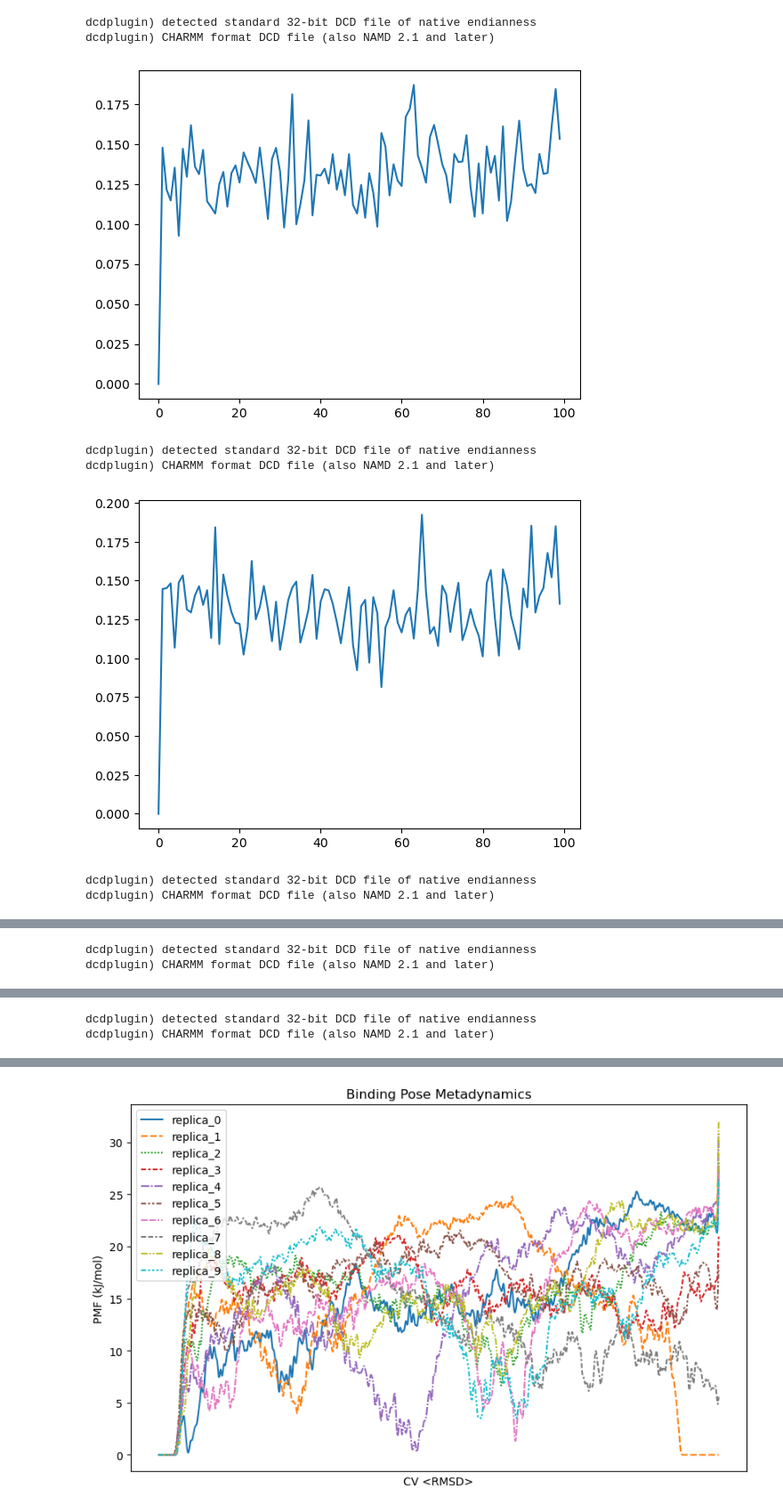
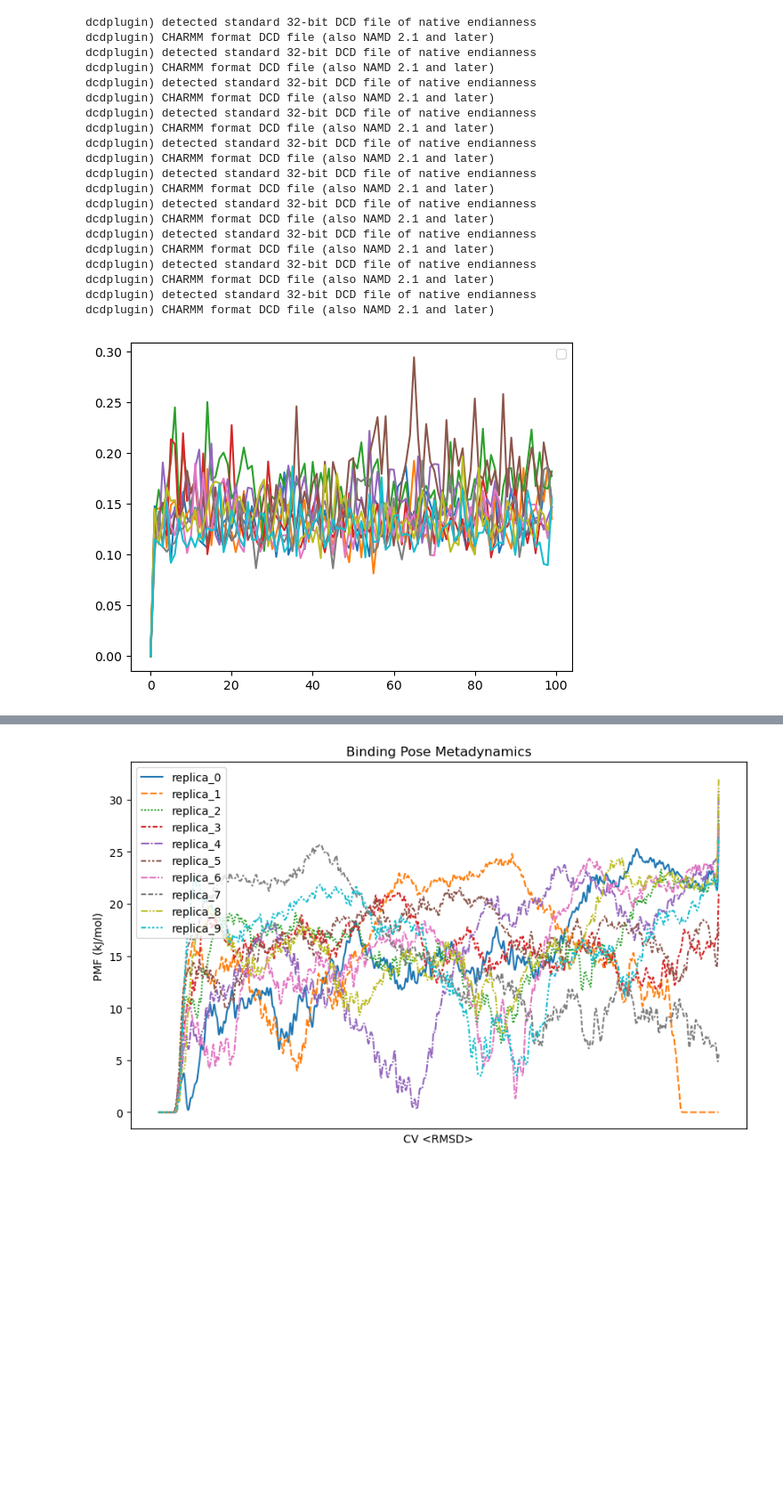
Before and after one commit to HaoLan-compchem/blog_03_12_2025, a Jupyter notebook: binary_complex/openbpmd/part_ligand/analysis.ipynb, the cells around one changed output, grey strips where cells are left out. Shown at 89% size. Cells and saved outputs as stored; diff of their text form; code cells hidden in the pictures; blank space fills up the shorter version.

```diff
--- a/binary_complex/openbpmd/part_ligand/analysis.ipynb
+++ b/binary_complex/openbpmd/part_ligand/analysis.ipynb
@@ -8,26 +8,41 @@ import matplotlib.pyplot as plt
 # %%
 def analysis(traj_files, top_file, slice_step=1):
     for i, traj_file in enumerate(traj_files):
         traj = md.load(traj_file, top=top_file)[::slice_step]
         traj.image_molecules(inplace=True)
         protein_atoms = traj.topology.select('protein and name CA')
         traj.superpose(traj, frame=0, atom_indices=protein_atoms)
         ligand_atoms = traj.topology.select('resname UNK')
         result = traj.xyz[:, ligand_atoms, :] - traj.xyz[0, ligand_atoms, :]
         ligand_rmsd = np.sqrt((result ** 2).sum(axis=-1).mean(axis=-1))
         plt.plot(ligand_rmsd)
-        plt.show()
-        plt.close()
+        #plt.show()
+        #plt.close()
         traj.save(f'rep{i}_processed.xtc')
 
 
 analysis(['rep_' + str(i) + '/trj.dcd' for i in range(10)], 'minimized_system.pdb')
+plt.legend()
+plt.show()
 # %% [output]
 dcdplugin) detected standard 32-bit DCD file of native endianness
 dcdplugin) CHARMM format DCD file (also NAMD 2.1 and later)
+dcdplugin) detected standard 32-bit DCD file of native endianness
+dcdplugin) CHARMM format DCD file (also NAMD 2.1 and later)
+dcdplugin) detected standard 32-bit DCD file of native endianness
+dcdplugin) CHARMM format DCD file (also NAMD 2.1 and later)
+dcdplugin) detected standard 32-bit DCD file of native endianness
+dcdplugin) CHARMM format DCD file (also NAMD 2.1 and later)
+dcdplugin) detected standard 32-bit DCD file of native endianness
+dcdplugin) CHARMM format DCD file (also NAMD 2.1 and later)
+dcdplugin) detected standard 32-bit DCD file of native endianness
+dcdplugin) CHARMM format DCD file (also NAMD 2.1 and later)
+dcdplugin) detected standard 32-bit DCD file of native endianness
+dcdplugin) CHARMM format DCD file (also NAMD 2.1 and later)
+dcdplugin) detected standard 32-bit DCD file of native endianness
+dcdplugin) CHARMM format DCD file (also NAMD 2.1 and later)
+dcdplugin) detected standard 32-bit DCD file of native endianness
+dcdplugin) CHARMM format DCD file (also NAMD 2.1 and later)
+dcdplugin) detected standard 32-bit DCD file of native endianness
+dcdplugin) CHARMM format DCD file (also NAMD 2.1 and later)
-[figure, old version]
+[figure, new version]
-dcdplugin) detected standard 32-bit DCD file of native endianness
-dcdplugin) CHARMM format DCD file (also NAMD 2.1 and later)
-[figure, removed]
-dcdplugin) detected standard 32-bit DCD file of native endianness
-dcdplugin) CHARMM format DCD file (also NAMD 2.1 and later)
@@ -35,2 +48,0 @@ dcdplugin) CHARMM format DCD file (also NAMD 2.1 and later)
-dcdplugin) detected standard 32-bit DCD file of native endianness
-dcdplugin) CHARMM format DCD file (also NAMD 2.1 and later)
@@ -38,2 +48,0 @@ dcdplugin) CHARMM format DCD file (also NAMD 2.1 and later)
-dcdplugin) detected standard 32-bit DCD file of native endianness
-dcdplugin) CHARMM format DCD file (also NAMD 2.1 and later)
```
Also changed, not shown: parts of 1 cell of this notebook, 2 other files.
